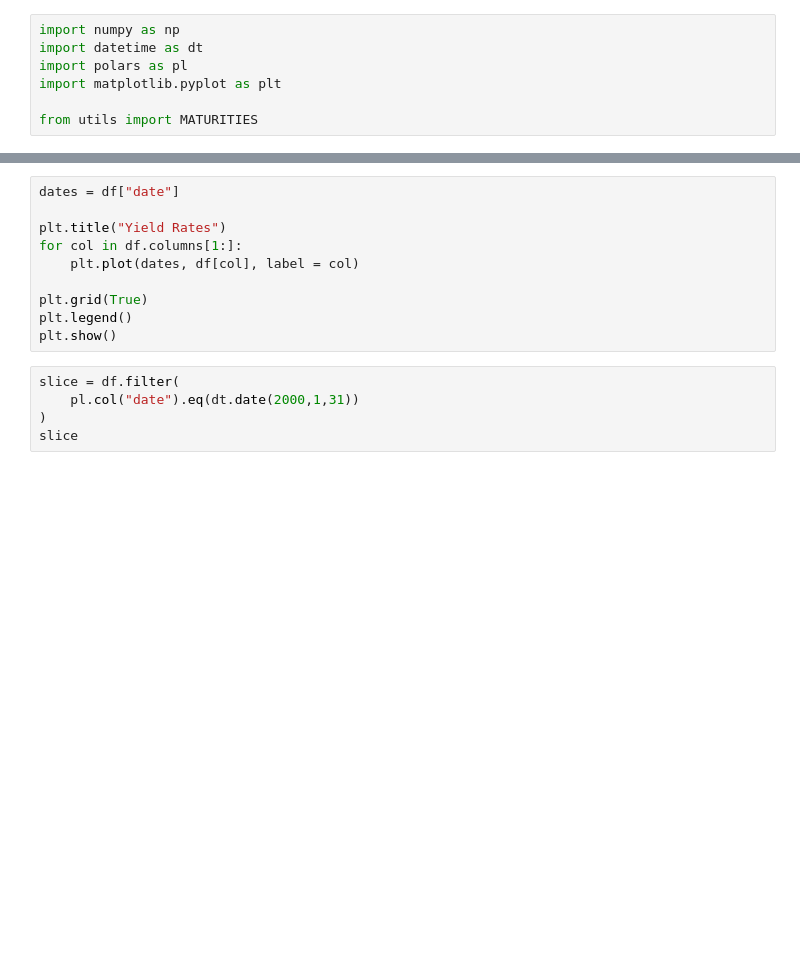
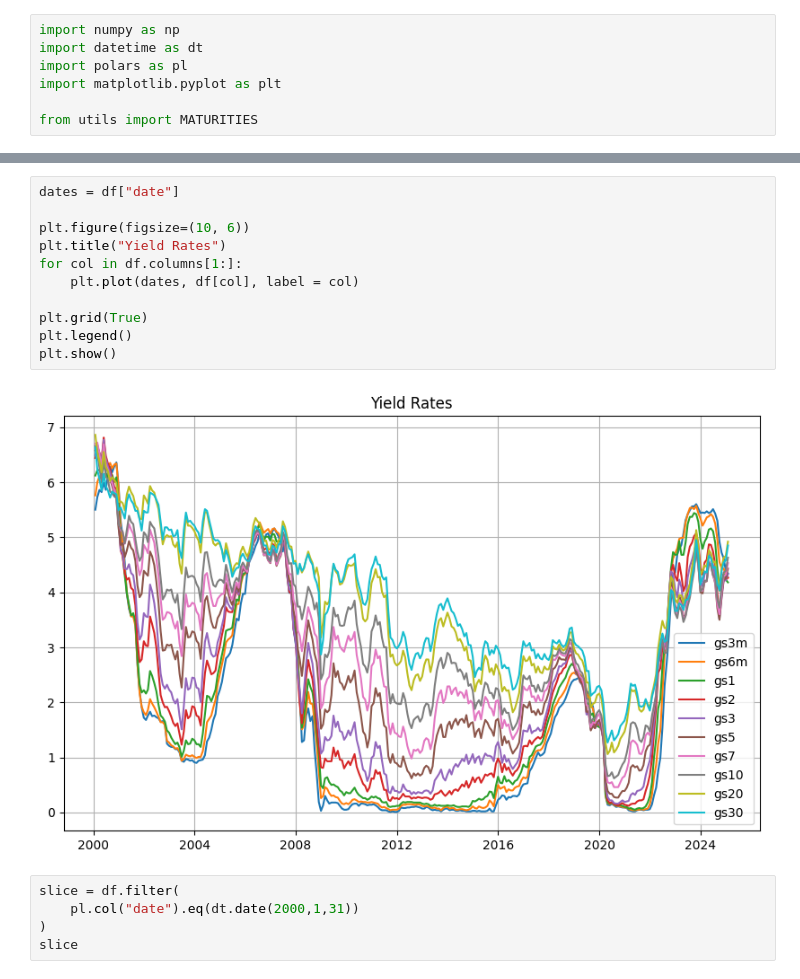
Before and after one commit to rvance1/yield-curve-pca, a Jupyter notebook: src/analysis/testing.ipynb, the cells around one changed output, grey strips where cells are left out. Drawn from its saved outputs; the diff is of its cells as text; blank space fills up the shorter version.

Commit message:
another figure

```diff
--- a/src/analysis/testing.ipynb
+++ b/src/analysis/testing.ipynb
@@ -26,13 +26,16 @@ shape: (1_274, 11)
 # %%
 dates = df["date"]
 
+plt.figure(figsize=(10, 6))
 plt.title("Yield Rates")
 for col in df.columns[1:]:
     plt.plot(dates, df[col], label = col)
 
 plt.grid(True)
 plt.legend()
 plt.show()
+# %% [output]
+[figure, added]
 # %%
 slice = df.filter(
     pl.col("date").eq(dt.date(2000,1,31))
```
Also changed, not shown: parts of 1 cell of this notebook, 2 other files.
